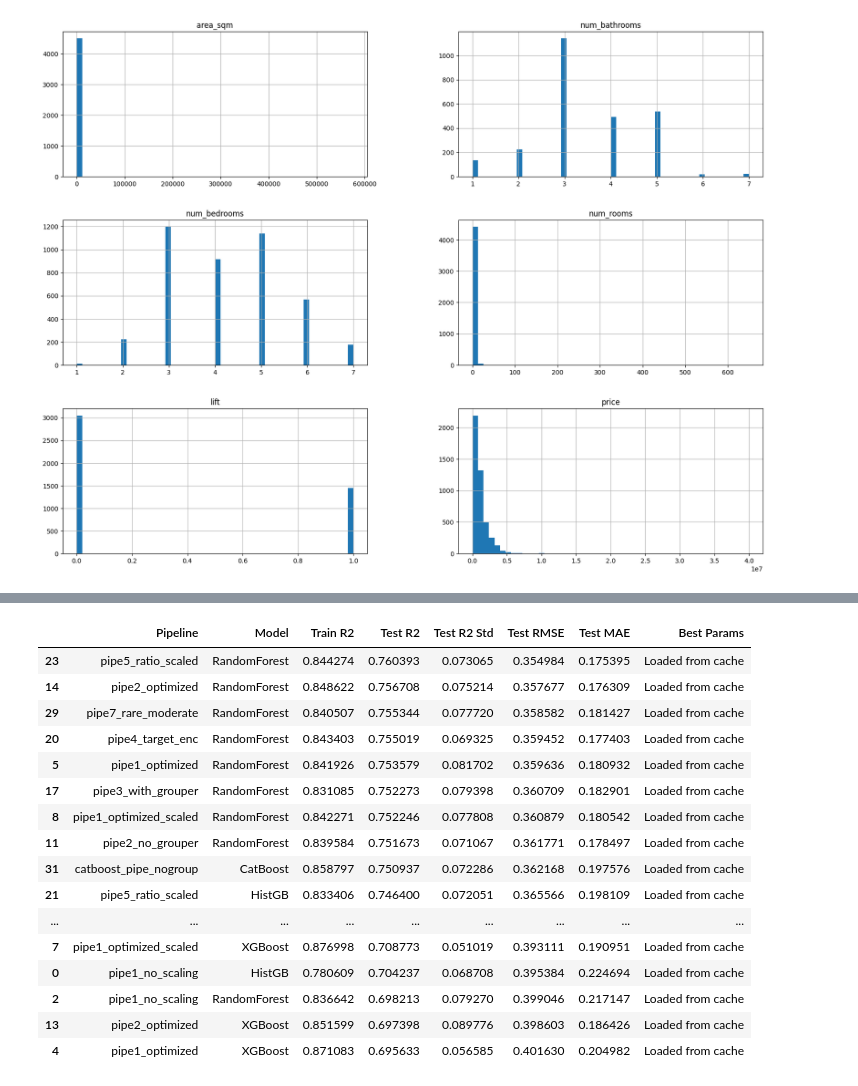
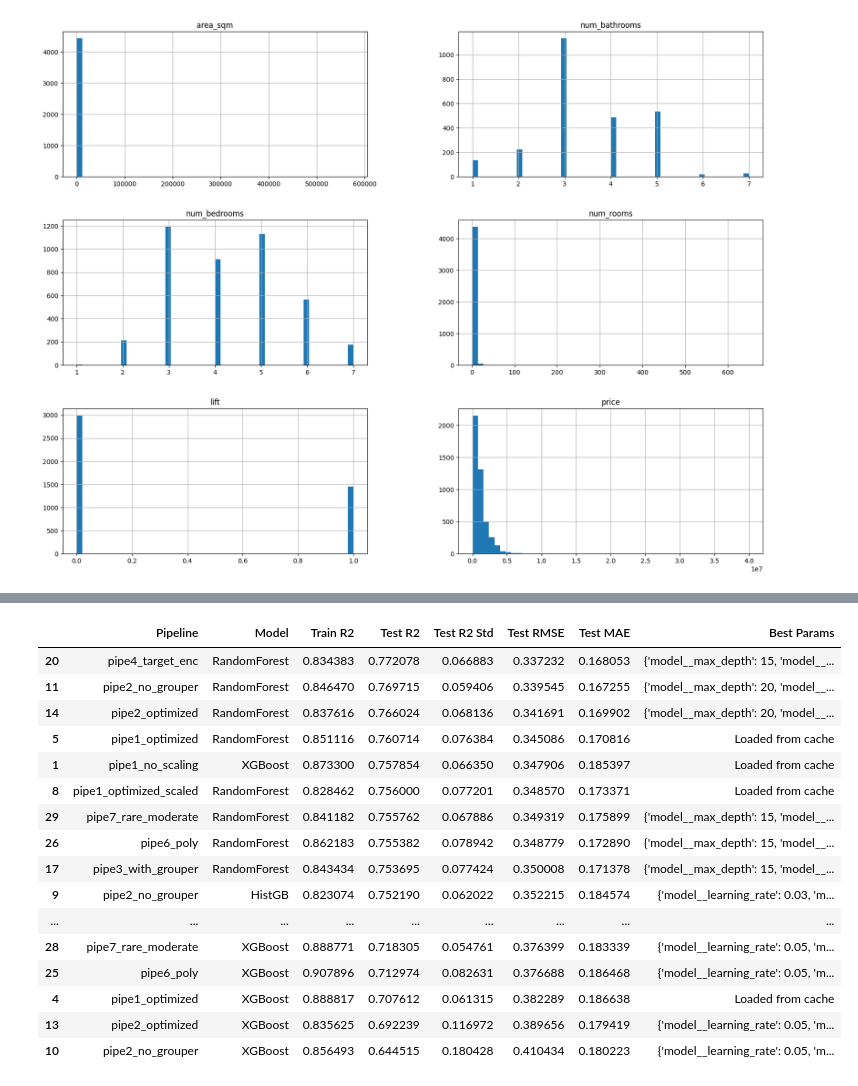
Before and after one commit to AFAskar/Machine-Learning-W3, a Jupyter notebook: notebooks/aqar.ipynb, the cells around one changed output, grey strips where cells are left out. Drawn from its saved outputs; the diff is of its cells as text; code cells hidden in the pictures.

Commit message:
model

```diff
--- a/notebooks/aqar.ipynb
+++ b/notebooks/aqar.ipynb
@@ -3,7 +3,7 @@ import pandas as pd
 from pathlib import Path
 
 data_dir = Path("../data/aqar")
-df=pd.read_csv(data_dir / "aqar.csv")
+df=pd.read_csv(data_dir / "aqar_listing.csv")
 
 pd.set_option("display.max_columns",None)
 df.columns
@@ -57,15 +57,14 @@ array([[<Axes: title={'center': 'id'}>,
 # %%
 
 num_feature_cols=["area_sqm","num_bathrooms","num_bedrooms","num_rooms"]
-cat_feature_cols=["location",]
+cat_feature_cols=["location","category_ga_property_category"]
 bool_feature_cols=["lift"]
 
-df : pd.DataFrame = df[(df['is_rental'] == False) & (df['is_daily_rental'] == False) & (df['sale_type'] != 'rent') & (df['sale_type'] !='daily')].copy()
 pd.set_option('future.no_silent_downcasting', True)
 # drop listings of land without buildings
 df : pd.DataFrame = df[df['category_ga_property_category'] != 'land'].copy()
 # drop listings of commercial buildings
-df : pd.DataFrame = df[(df["category_ga_listing_type"]!= "office") & (df["category_ga_listing_type"]!="store") & (df["category_ga_listing_type"]!="warehouse") & (df["category_ga_listing_type"]!="lounge")].copy()
+df : pd.DataFrame = df[(df["category_ga_property_category"]!= "office") & (df["category_ga_property_category"]!="store") & (df["category_ga_property_category"]!="warehouse") & (df["category_ga_property_category"]!="lounge")].copy()
 
 for bool_col in bool_feature_cols:
     df[bool_col] = df[bool_col].astype(int)
@@ -350,11 +322,12 @@ import os
 import pickle
 from pathlib import Path
 
-def build_cache_path(pipeline_name:str, model_name:str) -> Path:
-    return Path(f"cache/models/{pipeline_name}_{model_name}_model.pkl")
+def build_cache_path(pipeline_name:str, model_name:str,cols:list[str]) -> Path:
+    colstr = "".join(cols)
+    return Path(f"cache/models/_{pipeline_name}_{model_name}_{colstr}_model.pkl")
 
-def cache_model(model, pipeline_name:str, model_name:str):
-    cache_path = build_cache_path(pipeline_name, model_name)
+def cache_model(model, pipeline_name:str, model_name:str, cols:list[str]):
+    cache_path = build_cache_path(pipeline_name, model_name, cols)
     cache_path.parent.mkdir(parents=True, exist_ok=True)
     with open(cache_path, 'wb') as f:
         pickle.dump(model, f)
@@ -361,5 +339,4 @@ def cache_model(model, pipeline_name:str, model_name:str):
 # %%
-from catboost import CatBoostRegressor, Pool
 
 from sklearn.neighbors import KNeighborsRegressor
 from sklearn.tree import DecisionTreeRegressor
@@ -371,23 +348,9 @@ import numpy as np
 from sklearn.model_selection import cross_validate, GridSearchCV
 import numpy as np
 
-cb=CatBoostRegressor(loss_function="RMSE",
-            eval_metric="R2",
-            random_seed=42,
-            verbose=False
-)
-
 def evaluate_model(pipe_name, pipe, model_name, best_pipeline):
     result= {}
     fit_params = {}
-    if model_name == "CatBoost":
-        pipe.fit(X_train, y_train)
-        feature_names = pipe.get_feature_names_out()
-        cat_features_idx = [
-            i for i, col in enumerate(feature_names)
-            if "cat_pipeline__" in col
-        ]
-        fit_params = {'model__cat_features': cat_features_idx}
 
     cv_results = cross_validate(
         best_pipeline,
@@ -440,15 +403,6 @@ model_configs = {
             'model__min_samples_leaf': [3, 5]
         }
     },
-    "CatBoost": {
-        "model": cb,
-        "params": {
-            "model__iterations": [500, 800],
-            "model__depth": [5, 6, 8],
-            "model__learning_rate": [0.03, 0.05],
-            "model__l2_leaf_reg": [3, 5, 7]
-        }
-    }
 }
 
 pipelines = {
@@ -462,20 +416,19 @@ pipelines = {
     "pipe5_ratio_scaled": pipe5_ratio_scaled,
     "pipe6_poly": pipe6_poly,
     "pipe7_rare_moderate": pipe7_rare_moderate,
-    "catboost_pipe": catboost_pipe,
-    "catboost_pipe_nogroup": catboost_pipe_nogroup
 }
 
 # Store results
 results = []
 best_models = {}
+cols = num_feature_cols + cat_feature_cols + bool_feature_cols + target_col
 
 for pipe_name, pipe in pipelines.items():
     pipelines[pipe_name] = pipe.set_output(transform="pandas")
     for model_name, config in model_configs.items():
         print(f"\nTraining {model_name} with {pipe_name}...")
 
-        cache_path = build_cache_path(pipe_name, model_name)
+        cache_path = build_cache_path(pipe_name, model_name, num_feature_cols + cat_feature_cols + bool_feature_cols + target_col)
         if cache_path.exists():
             print(f"Loading cached model for {model_name} with {pipe_name}...")
             with open(cache_path, 'rb') as f:
@@ -484,14 +437,6 @@ for pipe_name, pipe in pipelines.items():
             results.append(evaluate_model(pipe_name, pipe, model_name, best_pipeline))
             continue
 
-        if model_name == "CatBoost" and pipe_name not in ["catboost_pipe", "catboost_pipe_nogroup"]:
-            print(f"Skipping {model_name} with {pipe_name} due to incompatible preprocessing.")
-            continue
-        if model_name != "CatBoost" and pipe_name in ["catboost_pipe", "catboost_pipe_nogroup"]:
-            print(f"Skipping {model_name} with {pipe_name} due to incompatible preprocessing.")
-            continue
-
-
 
 
         full_pipeline = Pipeline([
@@ -499,19 +444,6 @@ for pipe_name, pipe in pipelines.items():
             ("model", config['model'])
         ])
         fit_params = {}
-        if model_name == "CatBoost":
-            pipe.fit(X_train, y_train)
-            feature_names = pipe.get_feature_names_out()
-
-            cat_features_idx = [
-                i for i, col in enumerate(feature_names)
-                if "cat_pipeline__" in col
-            ]
-
-            fit_params = {
-                'model__cat_features': cat_features_idx,
-            }
-
         # Tune hyperparameters if params exist
         if config['params']:
             grid_search = GridSearchCV(
@@ -526,7 +458,9 @@ for pipe_name, pipe in pipelines.items():
             best_pipeline = grid_search.best_estimator_
             best_params = grid_search.best_params_
             # Cache the best model
-            cache_model(best_pipeline, pipe_name, model_name)
+            cache_model(best_pipeline, pipe_name, model_name, cols)
+
+
         else:
             best_pipeline = full_pipeline
             best_params = {}
@@ -608,20 +542,20 @@ Test MSE: 969698792949.38
 |  | Pipeline | Model | Train R2 | Test R2 | Test R2 Std | Test RMSE | Test MAE | Best Params |
-| 23 | pipe5_ratio_scaled | RandomForest | 0.844274 | 0.760393 | 0.073065 | 0.354984 | 0.175395 | Loaded from cache |
-| 14 | pipe2_optimized | RandomForest | 0.848622 | 0.756708 | 0.075214 | 0.357677 | 0.176309 | Loaded from cache |
-| 29 | pipe7_rare_moderate | RandomForest | 0.840507 | 0.755344 | 0.077720 | 0.358582 | 0.181427 | Loaded from cache |
-| 20 | pipe4_target_enc | RandomForest | 0.843403 | 0.755019 | 0.069325 | 0.359452 | 0.177403 | Loaded from cache |
-| 5 | pipe1_optimized | RandomForest | 0.841926 | 0.753579 | 0.081702 | 0.359636 | 0.180932 | Loaded from cache |
-| 17 | pipe3_with_grouper | RandomForest | 0.831085 | 0.752273 | 0.079398 | 0.360709 | 0.182901 | Loaded from cache |
-| 8 | pipe1_optimized_scaled | RandomForest | 0.842271 | 0.752246 | 0.077808 | 0.360879 | 0.180542 | Loaded from cache |
-| 11 | pipe2_no_grouper | RandomForest | 0.839584 | 0.751673 | 0.071067 | 0.361771 | 0.178497 | Loaded from cache |
-| 31 | catboost_pipe_nogroup | CatBoost | 0.858797 | 0.750937 | 0.072286 | 0.362168 | 0.197576 | Loaded from cache |
-| 21 | pipe5_ratio_scaled | HistGB | 0.833406 | 0.746400 | 0.072051 | 0.365566 | 0.198109 | Loaded from cache |
+| 20 | pipe4_target_enc | RandomForest | 0.834383 | 0.772078 | 0.066883 | 0.337232 | 0.168053 | {'model__max_depth': 15, 'model__... |
+| 11 | pipe2_no_grouper | RandomForest | 0.846470 | 0.769715 | 0.059406 | 0.339545 | 0.167255 | {'model__max_depth': 20, 'model__... |
+| 14 | pipe2_optimized | RandomForest | 0.837616 | 0.766024 | 0.068136 | 0.341691 | 0.169902 | {'model__max_depth': 20, 'model__... |
+| 5 | pipe1_optimized | RandomForest | 0.851116 | 0.760714 | 0.076384 | 0.345086 | 0.170816 | Loaded from cache |
+| 1 | pipe1_no_scaling | XGBoost | 0.873300 | 0.757854 | 0.066350 | 0.347906 | 0.185397 | Loaded from cache |
+| 8 | pipe1_optimized_scaled | RandomForest | 0.828462 | 0.756000 | 0.077201 | 0.348570 | 0.173371 | Loaded from cache |
+| 29 | pipe7_rare_moderate | RandomForest | 0.841182 | 0.755762 | 0.067886 | 0.349319 | 0.175899 | {'model__max_depth': 15, 'model__... |
+| 26 | pipe6_poly | RandomForest | 0.862183 | 0.755382 | 0.078942 | 0.348779 | 0.172890 | {'model__max_depth': 15, 'model__... |
+| 17 | pipe3_with_grouper | RandomForest | 0.843434 | 0.753695 | 0.077424 | 0.350008 | 0.171378 | {'model__max_depth': 15, 'model__... |
+| 9 | pipe2_no_grouper | HistGB | 0.823074 | 0.752190 | 0.062022 | 0.352215 | 0.184574 | {'model__learning_rate': 0.03, 'm... |
 | ... | ... | ... | ... | ... | ... | ... | ... | ... |
-| 7 | pipe1_optimized_scaled | XGBoost | 0.876998 | 0.708773 | 0.051019 | 0.393111 | 0.190951 | Loaded from cache |
-| 0 | pipe1_no_scaling | HistGB | 0.780609 | 0.704237 | 0.068708 | 0.395384 | 0.224694 | Loaded from cache |
-| 2 | pipe1_no_scaling | RandomForest | 0.836642 | 0.698213 | 0.079270 | 0.399046 | 0.217147 | Loaded from cache |
-| 13 | pipe2_optimized | XGBoost | 0.851599 | 0.697398 | 0.089776 | 0.398603 | 0.186426 | Loaded from cache |
-| 4 | pipe1_optimized | XGBoost | 0.871083 | 0.695633 | 0.056585 | 0.401630 | 0.204982 | Loaded from cache |
+| 28 | pipe7_rare_moderate | XGBoost | 0.888771 | 0.718305 | 0.054761 | 0.376399 | 0.183339 | {'model__learning_rate': 0.05, 'm... |
+| 25 | pipe6_poly | XGBoost | 0.907896 | 0.712974 | 0.082631 | 0.376688 | 0.186468 | {'model__learning_rate': 0.05, 'm... |
+| 4 | pipe1_optimized | XGBoost | 0.888817 | 0.707612 | 0.061315 | 0.382289 | 0.186638 | Loaded from cache |
+| 13 | pipe2_optimized | XGBoost | 0.835625 | 0.692239 | 0.116972 | 0.389656 | 0.179419 | {'model__learning_rate': 0.05, 'm... |
+| 10 | pipe2_no_grouper | XGBoost | 0.856493 | 0.644515 | 0.180428 | 0.410434 | 0.180223 | {'model__learning_rate': 0.05, 'm... |
 # %%
 results_df.to_csv("model_comparison_results.csv", index=False)
 results_df.to_json("model_comparison_results.json", orient="records")
```
Also changed, not shown: parts of 5 cells of this notebook, 3 other files.
